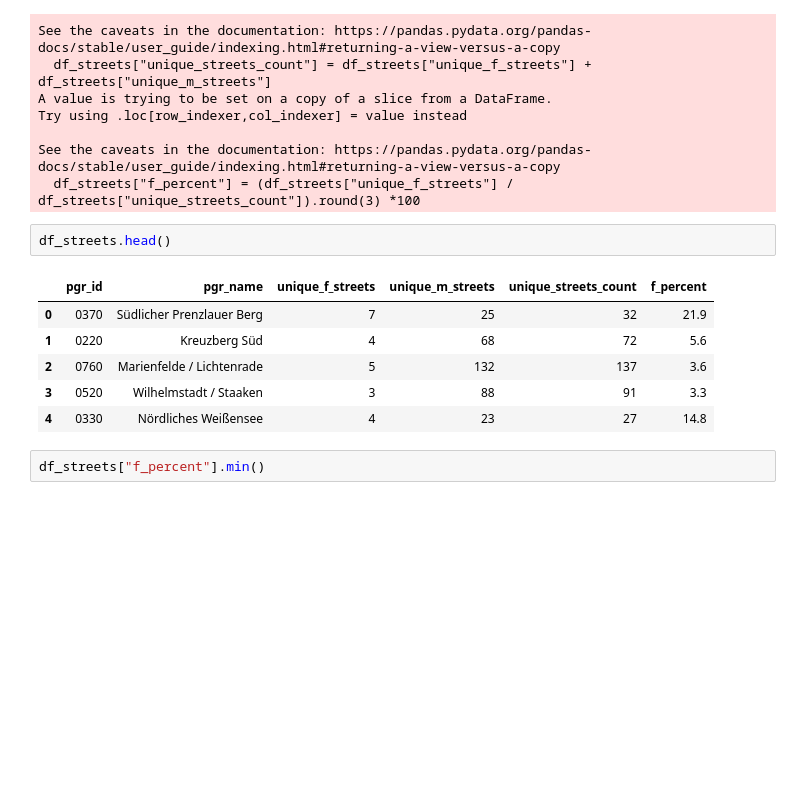
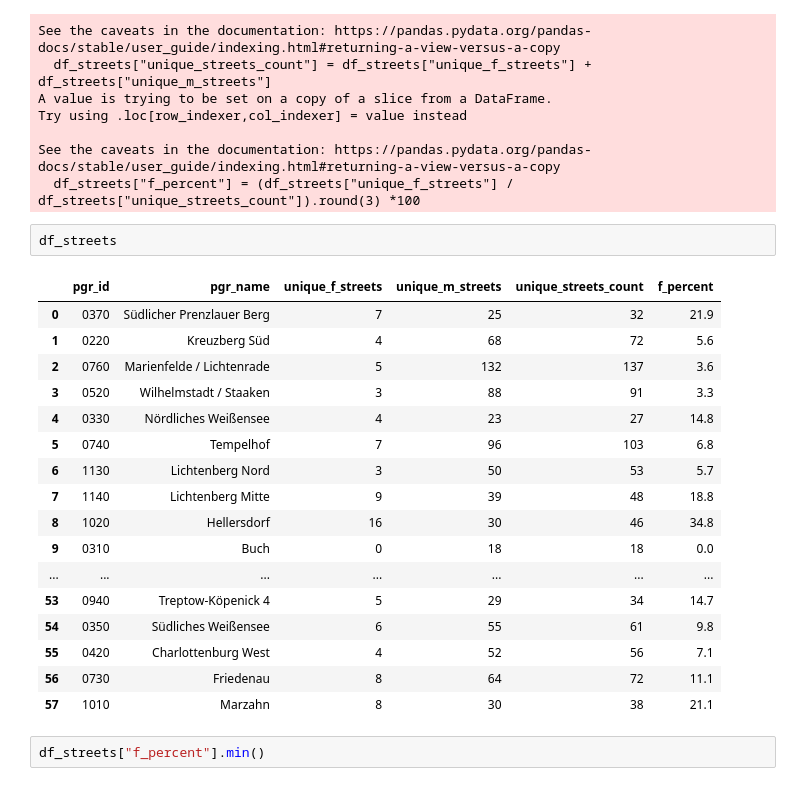
Before and after one commit to technologiestiftung/odis-cardgame, a Jupyter notebook: cardgame/scripts/f_streets_byAdminarea_Berlin.ipynb, the cells around one changed output. Cells and saved outputs as stored; diff of their text form; blank space fills up the shorter version.

```diff
--- a/cardgame/scripts/f_streets_byAdminarea_Berlin.ipynb
+++ b/cardgame/scripts/f_streets_byAdminarea_Berlin.ipynb
@@ -287,14 +283,25 @@ Try using .loc[row_indexer,col_indexer] = value instead
 See the caveats in the documentation: https://pandas.pydata.org/pandas-docs/stable/user_guide/indexing.html#returning-a-view-versus-a-copy
   df_streets["f_percent"] = (df_streets["unique_f_streets"] / df_streets["unique_streets_count"]).round(3) *100
 # %%
-df_streets.head()
+df_streets
 # %% [output]
 |  | pgr_id | pgr_name | unique_f_streets | unique_m_streets | unique_streets_count | f_percent |
 | 0 | 0370 | Südlicher Prenzlauer Berg | 7 | 25 | 32 | 21.9 |
 | 1 | 0220 | Kreuzberg Süd | 4 | 68 | 72 | 5.6 |
 | 2 | 0760 | Marienfelde / Lichtenrade | 5 | 132 | 137 | 3.6 |
 | 3 | 0520 | Wilhelmstadt / Staaken | 3 | 88 | 91 | 3.3 |
 | 4 | 0330 | Nördliches Weißensee | 4 | 23 | 27 | 14.8 |
+| 5 | 0740 | Tempelhof | 7 | 96 | 103 | 6.8 |
+| 6 | 1130 | Lichtenberg Nord | 3 | 50 | 53 | 5.7 |
+| 7 | 1140 | Lichtenberg Mitte | 9 | 39 | 48 | 18.8 |
+| 8 | 1020 | Hellersdorf | 16 | 30 | 46 | 34.8 |
+| 9 | 0310 | Buch | 0 | 18 | 18 | 0.0 |
+| ... | ... | ... | ... | ... | ... | ... |
+| 53 | 0940 | Treptow-Köpenick 4 | 5 | 29 | 34 | 14.7 |
+| 54 | 0350 | Südliches Weißensee | 6 | 55 | 61 | 9.8 |
+| 55 | 0420 | Charlottenburg West | 4 | 52 | 56 | 7.1 |
+| 56 | 0730 | Friedenau | 8 | 64 | 72 | 11.1 |
+| 57 | 1010 | Marzahn | 8 | 30 | 38 | 21.1 |
 # %%
 df_streets["f_percent"].min()
 # %% [output]
```
Also changed, not shown: parts of 3 cells of this notebook, 2 other files.
